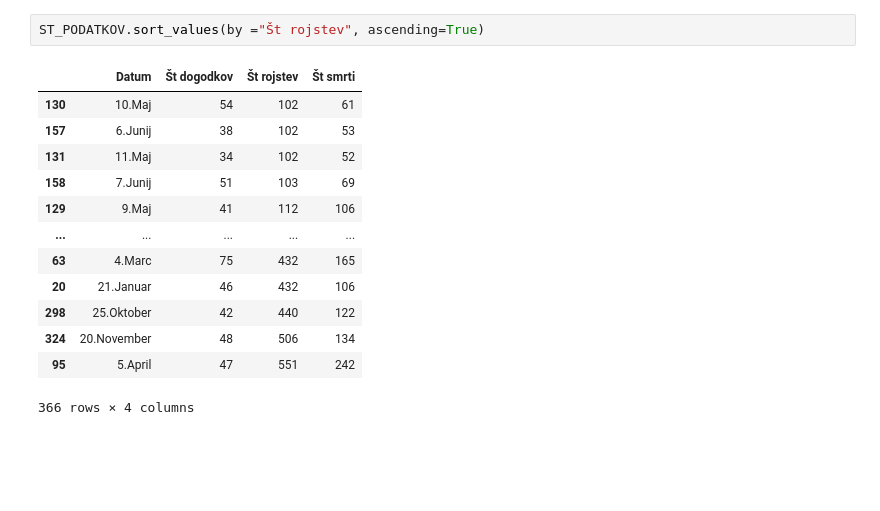
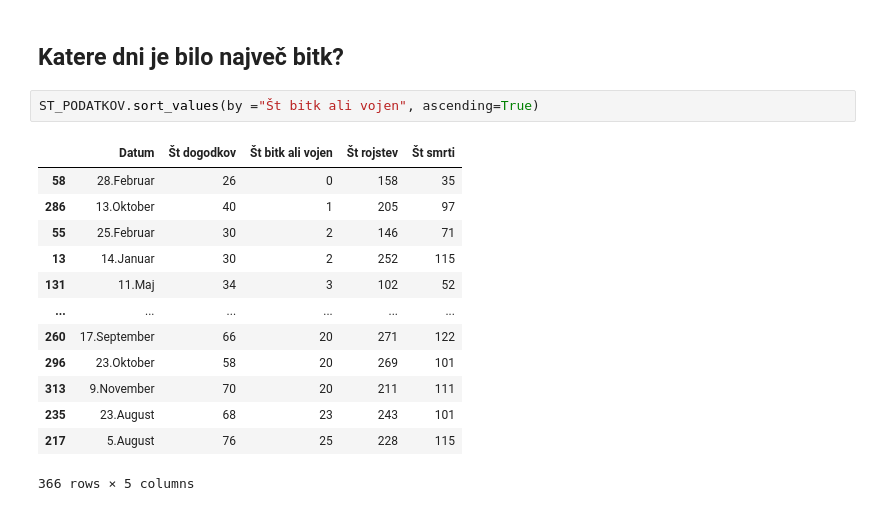
Before and after one commit to zivaheg/projektnaUVP, a Jupyter notebook: analiza.ipynb, the cells around one changed output. Drawn from its saved outputs; the diff is of its cells as text; blank space fills up the shorter version.

```diff
--- a/analiza.ipynb
+++ b/analiza.ipynb
@@ -119,16 +168,18 @@ ST_PODATKOV
+# %% [markdown]
+## Katere dni je bilo največ bitk?
 # %%
-ST_PODATKOV.sort_values(by ="Št rojstev", ascending=True)
+ST_PODATKOV.sort_values(by ="Št bitk ali vojen", ascending=True)
 # %% [output]
-|  | Datum | Št dogodkov | Št rojstev | Št smrti |
-| 130 | 10.Maj | 54 | 102 | 61 |
-| 157 | 6.Junij | 38 | 102 | 53 |
-| 131 | 11.Maj | 34 | 102 | 52 |
-| 158 | 7.Junij | 51 | 103 | 69 |
-| 129 | 9.Maj | 41 | 112 | 106 |
-| ... | ... | ... | ... | ... |
-| 63 | 4.Marc | 75 | 432 | 165 |
-| 20 | 21.Januar | 46 | 432 | 106 |
-| 298 | 25.Oktober | 42 | 440 | 122 |
-| 324 | 20.November | 48 | 506 | 134 |
-| 95 | 5.April | 47 | 551 | 242 |
+|  | Datum | Št dogodkov | Št bitk ali vojen | Št rojstev | Št smrti |
+| 58 | 28.Februar | 26 | 0 | 158 | 35 |
+| 286 | 13.Oktober | 40 | 1 | 205 | 97 |
+| 55 | 25.Februar | 30 | 2 | 146 | 71 |
+| 13 | 14.Januar | 30 | 2 | 252 | 115 |
+| 131 | 11.Maj | 34 | 3 | 102 | 52 |
+| ... | ... | ... | ... | ... | ... |
+| 260 | 17.September | 66 | 20 | 271 | 122 |
+| 296 | 23.Oktober | 58 | 20 | 269 | 101 |
+| 313 | 9.November | 70 | 20 | 211 | 111 |
+| 235 | 23.August | 68 | 23 | 243 | 101 |
+| 217 | 5.August | 76 | 25 | 228 | 115 |
-366 rows × 4 columns
+366 rows × 5 columns
```
Also changed, not shown: parts of 32 cells of this notebook.
